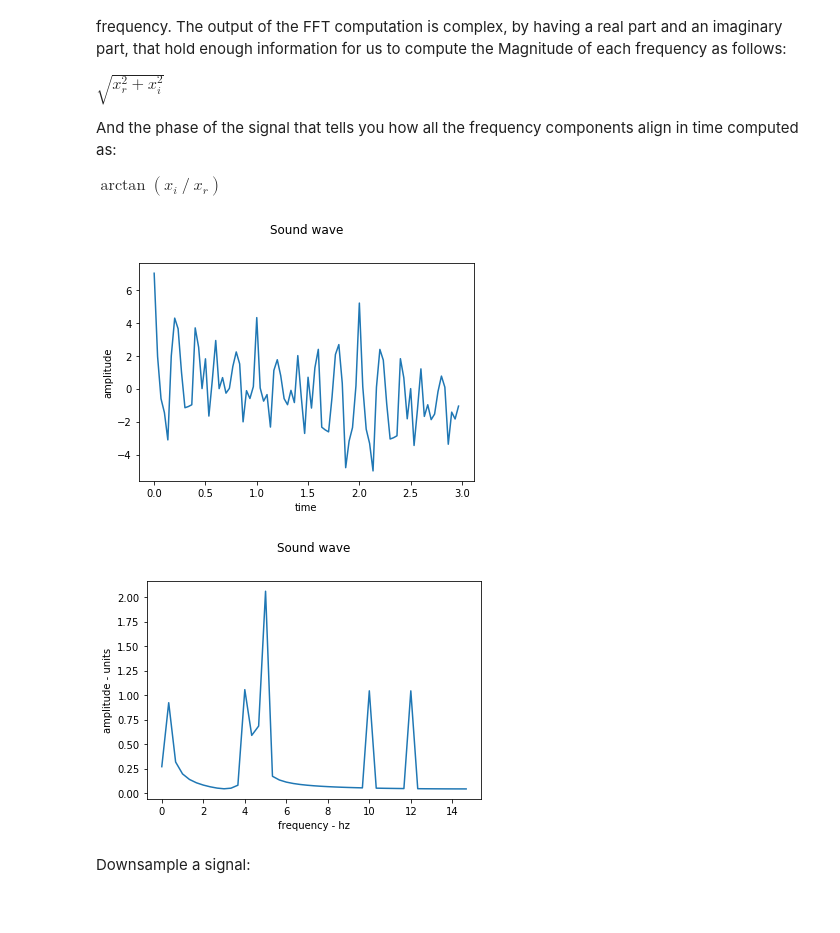
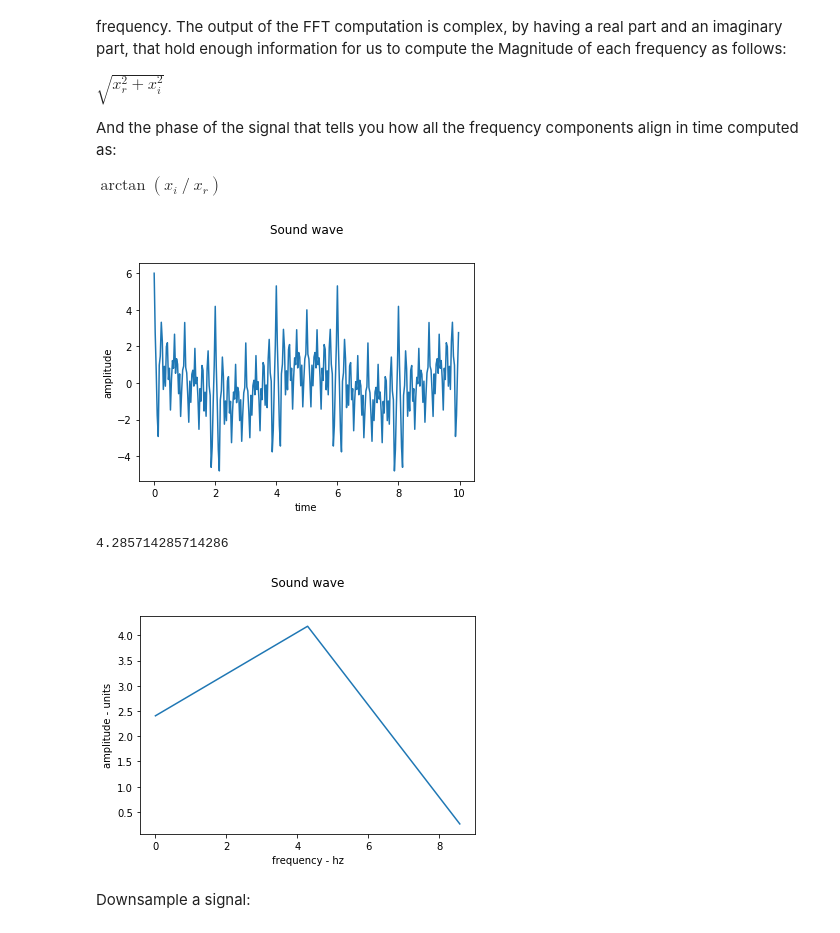
Before and after one commit to DomainFlag/DataScienceNotes, a Jupyter notebook: Audio Signal.ipynb, the cells around one changed output. Drawn from its saved outputs; the diff is of its cells as text; code cells hidden in the pictures.

Commit message:
code refactoring and added freq filtering

```diff
--- a/Audio Signal.ipynb
+++ b/Audio Signal.ipynb
@@ -131,13 +131,13 @@ $ \arctan(x_i\ /\ x_r) $
 import numpy as np
 
 # sample rate that we will operate on
-sample_rate = 30
+sampling_rate = 30
 
 # working on corresponding frequencies
-fqs = [0.2, 4, 4.5, 5, 5, 12, 200]
+fqs = [0.2, 4, 4.5, 5, 12, 213]
 
 # generating the time domain of the signal
-t = np.arange(0, 3, 1 / sample_rate)
+t = np.arange(0, 10, 1 / sampling_rate)
 
 # signal generation
 wave = amplitude(t)
@@ -147,44 +147,50 @@ plt.title("Sound wave", pad = 30)
 plt.xlabel("time")
 plt.ylabel("amplitude")
 plt.plot(t, wave)
 plt.show()
 
 # size of output frequency bins of the FFT same as the size of signal
 fft_size = len(t)
 
+# size of the window - number of samples taken
+# increasing the window - higher frequency resolution but will lower the accuracy at observing fast changing notes
+window = int(sampling_rate / 4)
+
 # half of output result is unnecessary
-S = int(fft_size / 2)
+S = int(window / 2)
 
 # sample space in time domain, distance between current sample and the following one
-sample_space = 1 / sample_rate
+sample_space = 1 / sampling_rate
 
 # frequencies bins creation
-bins = np.fft.fftfreq(fft_size, sample_space)
+bins = np.fft.fftfreq(window, sample_space)[:S]
 
-# each nth bin will analysis the magnitude of the freq [n * bin_sample, (n + 1) * bin_sample]
-bin_sample = sample_rate / fft_size
+# window affects the freq resolution, each nth bin - freq [n * bin_sample, (n + 1) * bin_sample]
+bin_sample = sampling_rate / window
+print(bin_sample)
 
 # dft result with [:S] is equal to [S:]
-fft_output = np.fft.fft(wave)[:S]
+fft_output = np.fft.fft(wave[:window])[:S]
 
 # amplitude extractor from the dft data by taking the magnitude of a complex number
 magnitude_extractor = lambda x : np.sqrt(np.real(x) ** 2 + np.imag(x) ** 2) / S
 
 # magnitude extraction of the signal
 fft_data = magnitude_extractor(fft_output)
 
 # range of the output frequencies detected by the FFT is half of the sample rate - 15 hz
-# note that increasing the sample_rate we will able to detect higher frequencies like 200 with sample_rate > 400
-# here is a trade-off between accuracy and performance, higher sample_rate gives
+# note that increasing the sampling_rate we will able to detect higher frequencies like 200 with sampling_rate > 400
+# here is a trade-off between accuracy and performance, higher sampling_rate gives
 # better analysis while requiring heavy computation operations
 plt.title("Sound wave", pad = 30)
 plt.xlabel("frequency - hz")
 plt.ylabel("amplitude - units")
-plt.plot(bins[:S], fft_data)
+plt.plot(bins, fft_data)
 plt.show()
 # %% [output]
-[figure, old version]
+[figure, new version]
+4.285714285714286
-[figure, old version]
+[figure, new version]
 # %% [markdown]
 Downsample a signal:
 # %%
```
Also changed, not shown: parts of 6 cells of this notebook, 2 other files.
